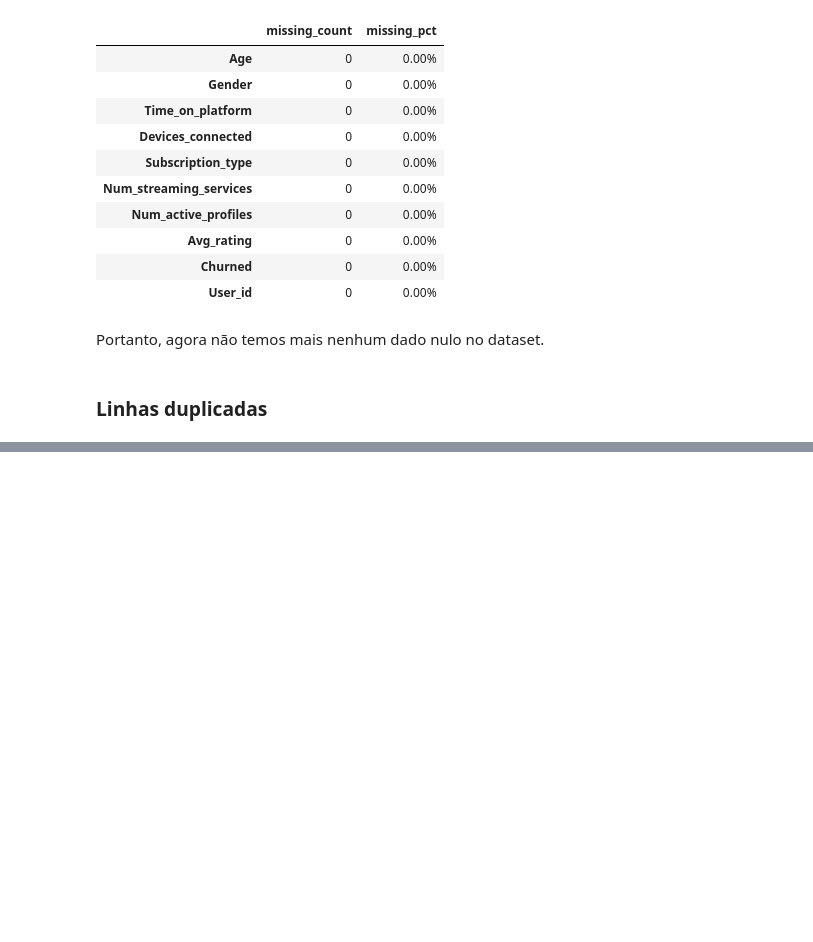
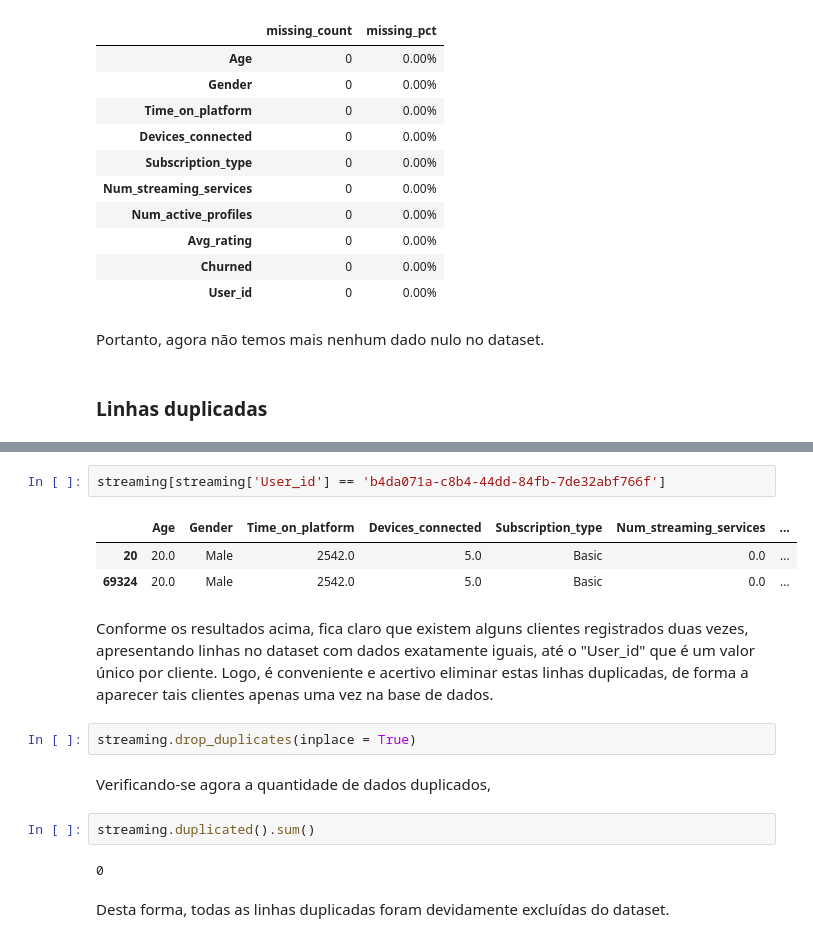
Before and after one commit to rfprates/modelo_classificacao_churn_streaming, a Jupyter notebook: case_classificacao_churn_streaming.ipynb, the cells around one changed output, grey strips where cells are left out. Drawn from its saved outputs; the diff is of its cells as text; blank space fills up the shorter version.

```diff
--- a/case_classificacao_churn_streaming.ipynb
+++ b/case_classificacao_churn_streaming.ipynb
@@ -333,0 +366,18 @@ Portanto, agora não temos mais nenhum dado nulo no dataset.
+# %%
+streaming[streaming['User_id'] == 'b4da071a-c8b4-44dd-84fb-7de32abf766f']
+# %% [output]
+|  | Age | Gender | Time_on_platform | Devices_connected | Subscription_type | Num_streaming_services | ... |
+| 20 | 20.0 | Male | 2542.0 | 5.0 | Basic | 0.0 | ... |
+| 69324 | 20.0 | Male | 2542.0 | 5.0 | Basic | 0.0 | ... |
+# %% [markdown]
+Conforme os resultados acima, fica claro que existem alguns clientes registrados duas vezes, apresentando linhas no dataset com dados exatamente iguais, até o "User_id" que é um valor único por cliente. Logo, é conveniente e acertivo eliminar estas linhas duplicadas, de forma a aparecer tais clientes apenas uma vez na base de dados.
+# %%
+streaming.drop_duplicates(inplace = True)
+# %% [markdown]
+Verificando-se agora a quantidade de dados duplicados,
+# %%
+streaming.duplicated().sum()
+# %% [output]
+0
+# %% [markdown]
+Desta forma, todas as linhas duplicadas foram devidamente excluídas do dataset.
```
Also changed, not shown: parts of 6 cells of this notebook.
